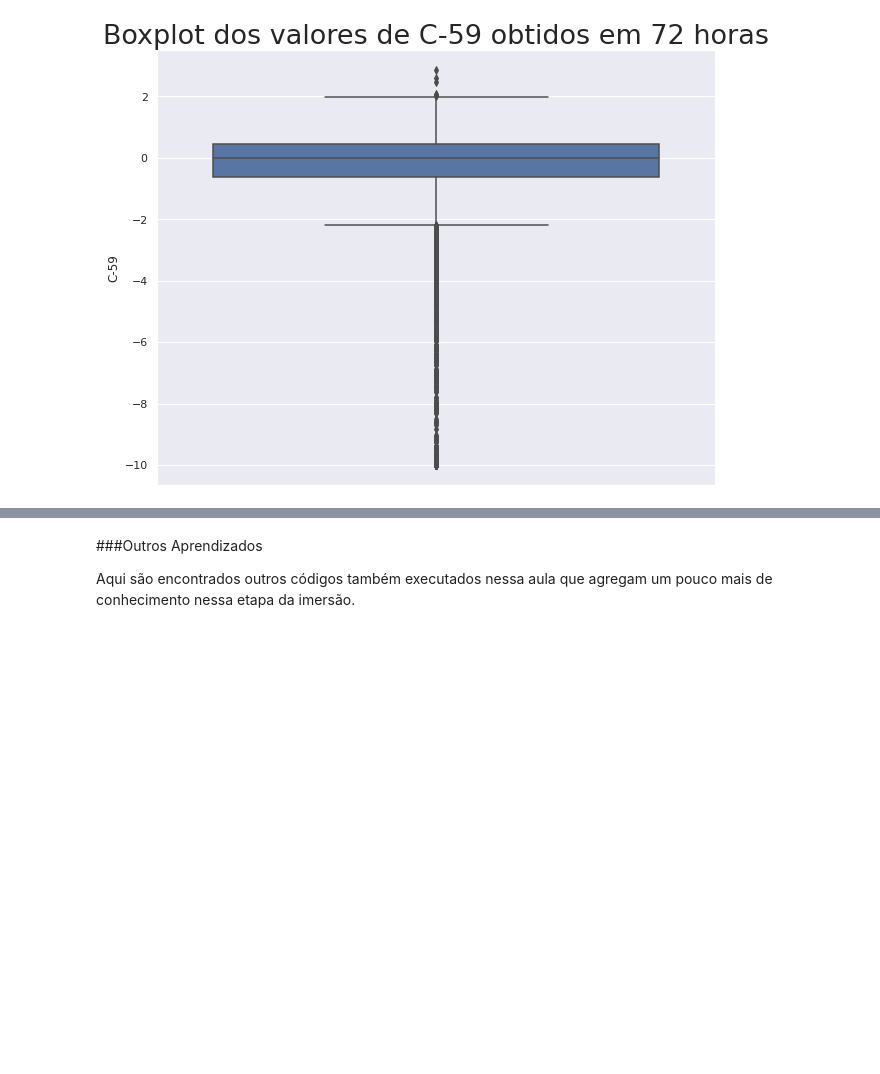
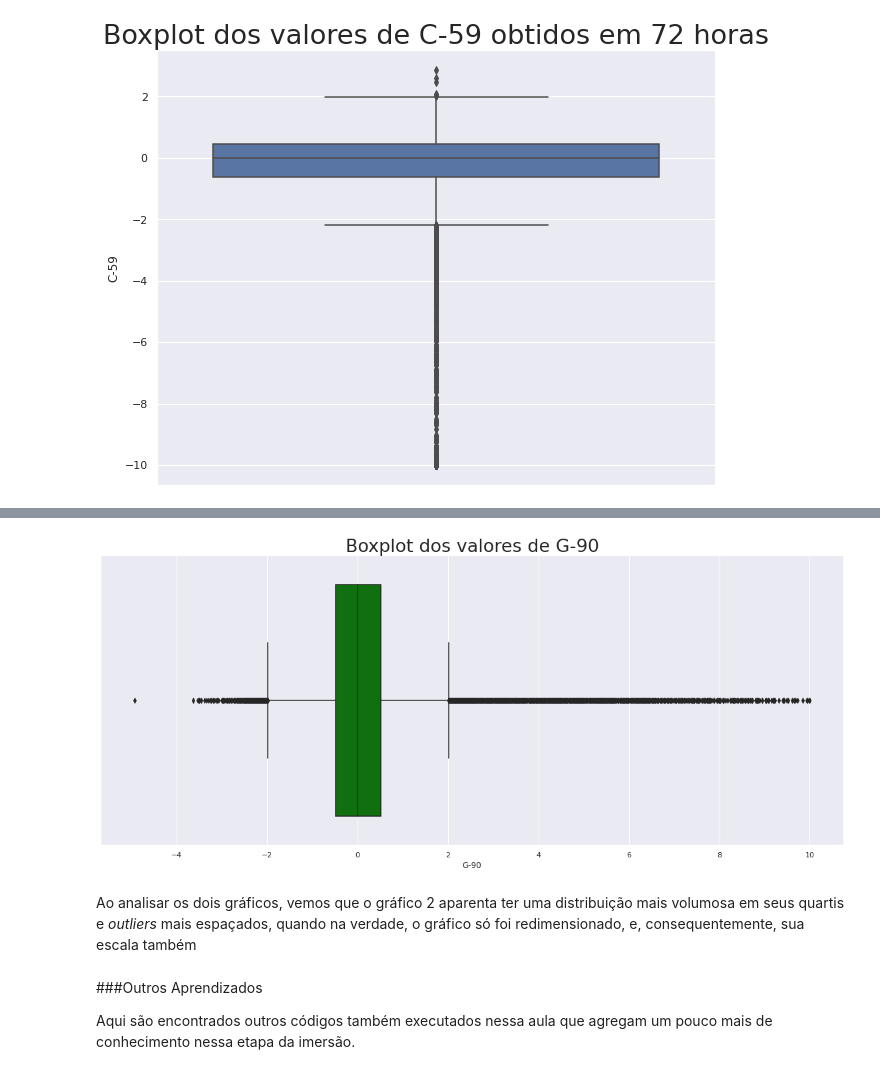
Before and after one commit to ThiagoMonica/Imersao_Dados_Alura, a Jupyter notebook: Aula_2.ipynb, the cells around one changed output, grey strips where cells are left out. Saved outputs shown, nothing was run; the diff lists cells and outputs as text; code cells hidden in the pictures; blank space fills up the shorter version.

```diff
--- a/Aula_2.ipynb
+++ b/Aula_2.ipynb
@@ -420,3 +434,17 @@ Por ser tratar de gráficos, a parte visual é essencial nas análises. O tamanh
+# %%
+#Gráfico 2
+plt.figure(figsize=(20,8))
+
+ax = sns.boxplot(x='g-90', data=dados, color='green')
+
+ax.set_title('Boxplot dos valores de G-90',fontsize=27)
+ax.set(xlabel='G-90')
+
+plt.show()
+# %% [output]
+[figure, added]
+# %% [markdown]
+Ao analisar os dois gráficos, vemos que o gráfico 2 aparenta ter uma distribuição mais volumosa em seus quartis e *outliers* mais espaçados, quando na verdade, o gráfico só foi redimensionado, e, consequentemente, sua escala também
 # %% [markdown]
 ###Outros Aprendizados
 
```
Also changed, not shown: parts of 2 cells of this notebook.
